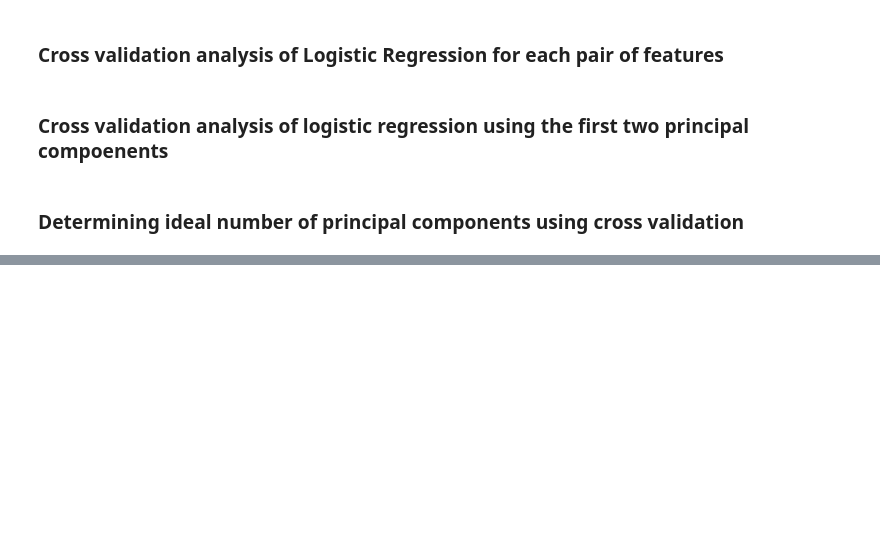
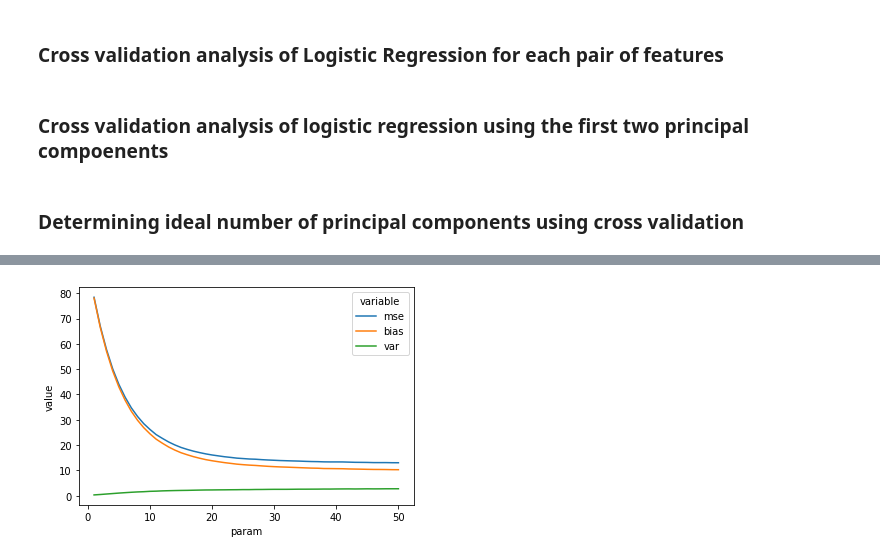
Before and after one commit to JacksonKerr/LinearRegression, a Jupyter notebook: PCA_Ensemble_Learning.ipynb, the cells around one changed output, grey strips where cells are left out. Cells and saved outputs as stored; diff of their text form; code cells hidden in the pictures; blank space fills up the shorter version.

```diff
--- a/PCA_Ensemble_Learning.ipynb
+++ b/PCA_Ensemble_Learning.ipynb
@@ -322,0 +398,6 @@ display(plt)
+# %%
+# 6
+from sklearn.ensemble import GradientBoostingRegressor
+bias_var_decomp(GradientBoostingRegressor, M, 'n_estimators', range(1, 51))
+# %% [output]
+[figure, added]
```
Also changed, not shown: parts of 15 cells of this notebook.
